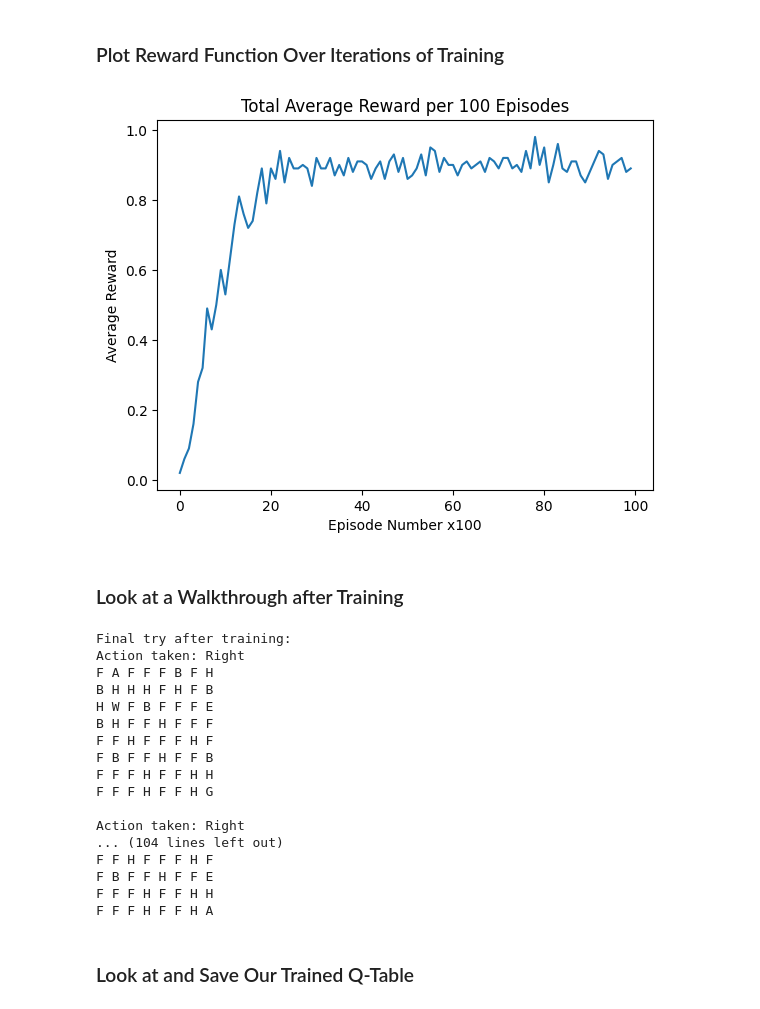
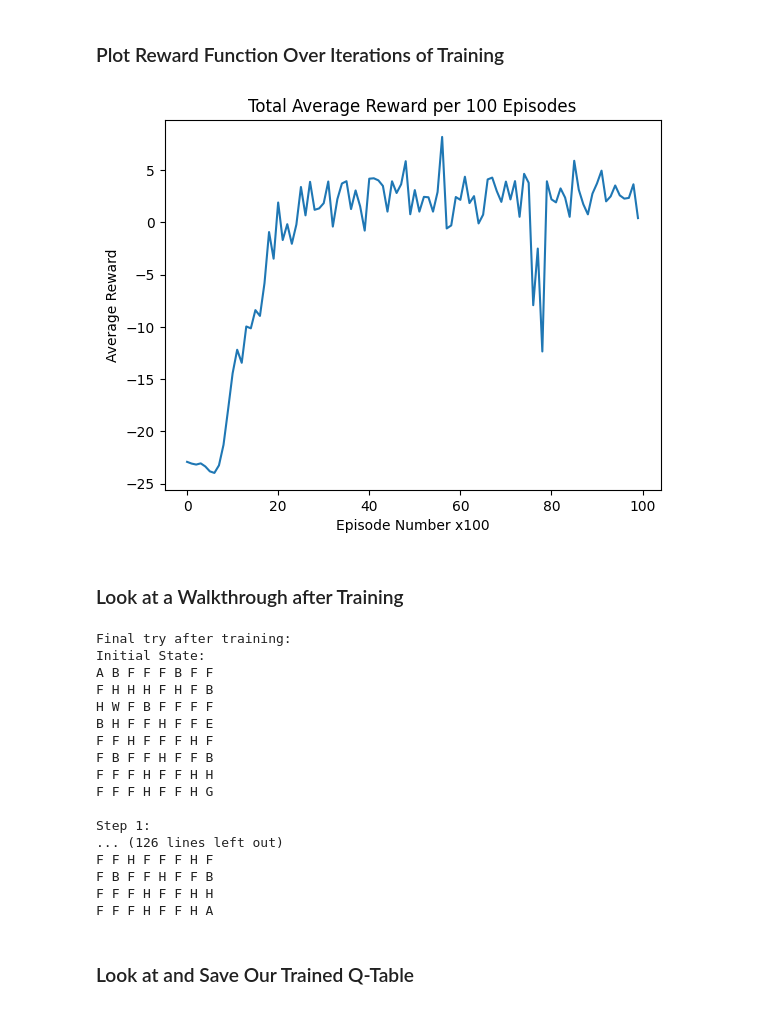
Before and after one commit to Lahjonta/rl_course_dhbw_WWI21DSB_FrozenLake, a Jupyter notebook: FrozenLake_Upgrade.ipynb, the cells around one changed output. Saved outputs shown, nothing was run; the diff lists cells and outputs as text; code cells hidden in the pictures.

Commit message:
images

```diff
--- a/FrozenLake_Upgrade.ipynb
+++ b/FrozenLake_Upgrade.ipynb
@@ -494,8 +474,8 @@ ACTION_NAMES = ["Left", "Down", "Right", "Up"]
 
 # Example custom map with boosters B and enemy E
 custom_map = [
-    "FFFFFBFH", # Agents starts in top left corner # Booster allows to move 2 tiles at once and jump across holes
-    "BHHHFHFB",
+    "FBFFFBFF", # Agents starts in top left corner # Booster allows to move 2 tiles at once and jump across holes
+    "FHHHFHFB",
     "HWFBFFFF", # Weapon, agent will have to reach this tile before meeting enemy -> weapon has to be reachable before enemy gets too close
     "BHFFHFFF", # Enemy starts here at the very right and is a dynamic antagonist chasing the agent -> if caught -> end of game
     "FFHFFFHF",
@@ -505,6 +485,7 @@ custom_map = [
 ]
 
 env_new = CustomFrozenLakeEnv(desc=custom_map, is_slippery=False)
+#env_new = CustomFrozenLakeEnv(is_slippery=False)
 
 print("Number of observation states: ", env_new.observation_space.n)
 print("Number of action space : ", env_new.action_space.n)
@@ -633,16 +614,16 @@ for episode in range(total_episodes):
 # %%
 # Calculate average reward per 100 episodes
 avg_rewards_new = []
-for i in range(0, len(rewards), 100):
-    avg_rewards_new.append(np.mean(rewards[i:i + 100]))
+for i in range(0, len(rewards_new), 100):
+    avg_rewards_new.append(np.mean(rewards_new[i:i + 100]))
 
-plt.plot(avg_rewards)
+plt.plot(avg_rewards_new)
 plt.xlabel('Episode Number x100')
 plt.ylabel('Average Reward')
 plt.title('Total Average Reward per 100 Episodes')
 plt.show()
 # %% [output]
-[figure, old version]
+[figure, new version]
 # %% [markdown]
 ### Look at a Walkthrough after Training
 # %%
@@ -651,30 +632,36 @@ state, _ = env_new.reset()  # Reset the environment for the final render
 t = 0
 
 print("Final try after training:")
+
+# Print initial state of the environment
+print("Initial State:")
+print(env_new.render())  # Render the initial state of the environment
+
 while t < max_steps:
     action = np.argmax(Q_new[state, :])  # Take the best action based on the learned Q-table
     state, reward, done, truncated, info = env_new.step(action)  # Take action and observe outcome
-    print(env_new.render(action=action))  # Render the environment after training
+    print(f"Step {t + 1}:")
+    print(env_new.render(action=action))  # Render the environment after each step
     t += 1
 
     if done:  # End episode if goal is reached
         break
 # %% [output]
 Final try after training:
-Action taken: Right
-F A F F F B F H
-B H H H F H F B
-H W F B F F F E
-B H F F H F F F
+Initial State:
+A B F F F B F F
+F H H H F H F B
+H W F B F F F F
+B H F F H F F E
 F F H F F F H F
 F B F F H F F B
 F F F H F F H H
 F F F H F F H G
 
-Action taken: Right
-... (104 lines left out)
+Step 1:
+... (126 lines left out)
 F F H F F F H F
-F B F F H F F E
+F B F F H F F B
 F F F H F F H H
 F F F H F F H A
 # %% [markdown]
```
Also changed, not shown: parts of 30 cells of this notebook, 7 other files.
